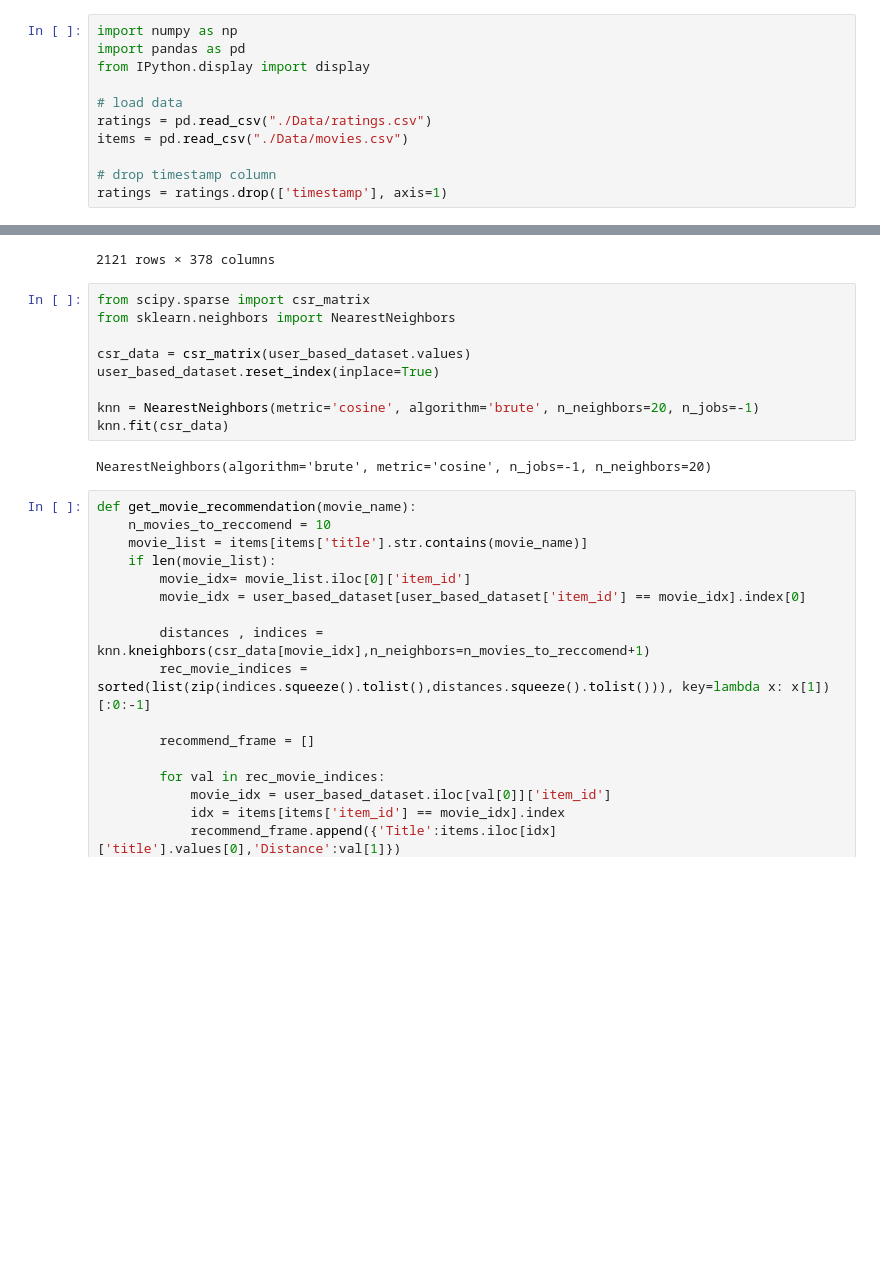
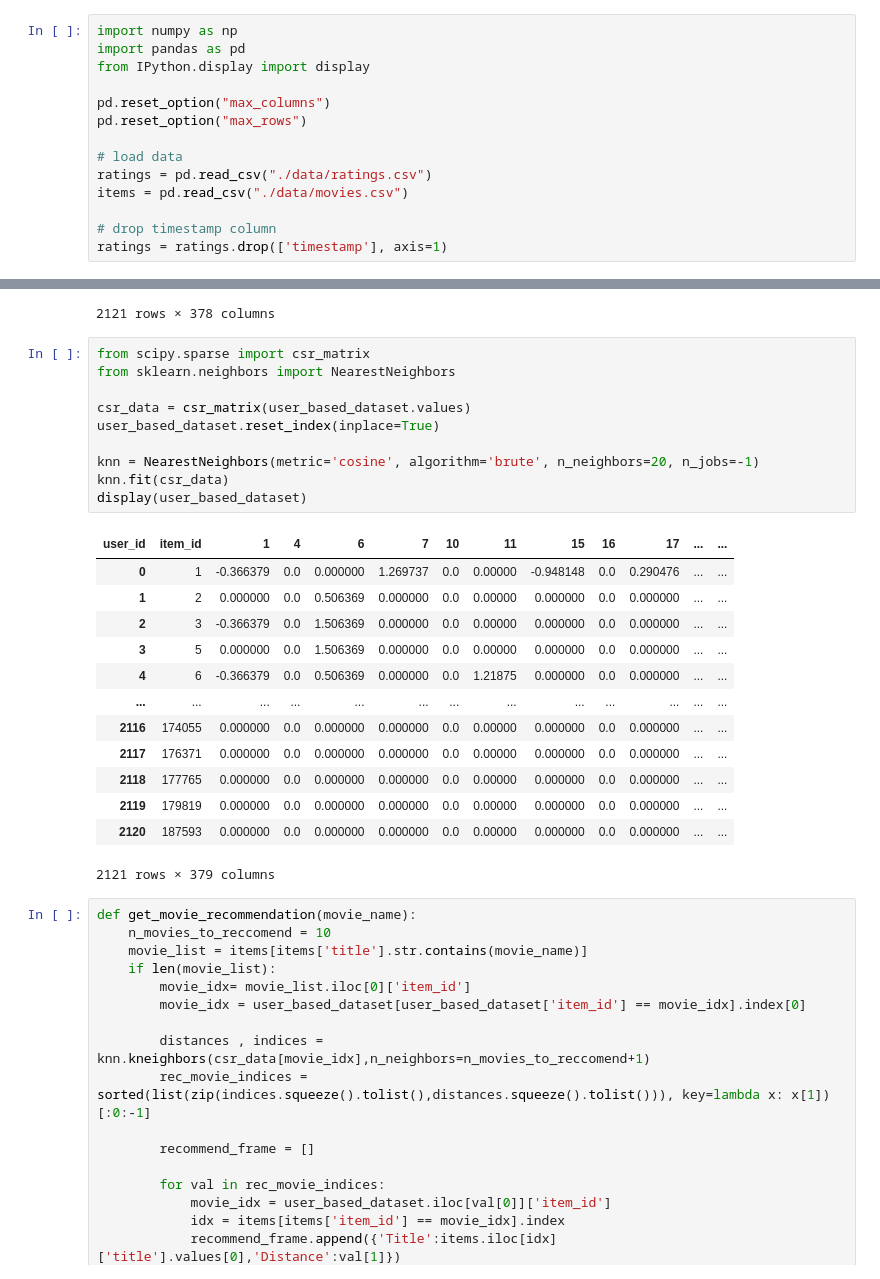
Before and after one commit to ngoduongkha/Recommendation-System, a Jupyter notebook: code.ipynb, the cells around one changed output, grey strips where cells are left out. Saved outputs shown, nothing was run; the diff lists cells and outputs as text; blank space fills up the shorter version.

```diff
--- a/code.ipynb
+++ b/code.ipynb
@@ -5,9 +5,12 @@ import numpy as np
 import pandas as pd
 from IPython.display import display
 
+pd.reset_option("max_columns")
+pd.reset_option("max_rows")
+
 # load data
-ratings = pd.read_csv("./Data/ratings.csv")
-items = pd.read_csv("./Data/movies.csv")
+ratings = pd.read_csv("./data/ratings.csv")
+items = pd.read_csv("./data/movies.csv")
 
 # drop timestamp column
 ratings = ratings.drop(['timestamp'], axis=1)
@@ -229,14 +232,27 @@ user_based_dataset
 # %%
 from scipy.sparse import csr_matrix
 from sklearn.neighbors import NearestNeighbors
 
 csr_data = csr_matrix(user_based_dataset.values)
 user_based_dataset.reset_index(inplace=True)
 
 knn = NearestNeighbors(metric='cosine', algorithm='brute', n_neighbors=20, n_jobs=-1)
 knn.fit(csr_data)
+display(user_based_dataset)
 # %% [output]
+| user_id | item_id | 1 | 4 | 6 | 7 | 10 | 11 | 15 | 16 | 17 | ... | ... |
+| 0 | 1 | -0.366379 | 0.0 | 0.000000 | 1.269737 | 0.0 | 0.00000 | -0.948148 | 0.0 | 0.290476 | ... | ... |
+| 1 | 2 | 0.000000 | 0.0 | 0.506369 | 0.000000 | 0.0 | 0.00000 | 0.000000 | 0.0 | 0.000000 | ... | ... |
+| 2 | 3 | -0.366379 | 0.0 | 1.506369 | 0.000000 | 0.0 | 0.00000 | 0.000000 | 0.0 | 0.000000 | ... | ... |
+| 3 | 5 | 0.000000 | 0.0 | 1.506369 | 0.000000 | 0.0 | 0.00000 | 0.000000 | 0.0 | 0.000000 | ... | ... |
+| 4 | 6 | -0.366379 | 0.0 | 0.506369 | 0.000000 | 0.0 | 1.21875 | 0.000000 | 0.0 | 0.000000 | ... | ... |
+| ... | ... | ... | ... | ... | ... | ... | ... | ... | ... | ... | ... | ... |
+| 2116 | 174055 | 0.000000 | 0.0 | 0.000000 | 0.000000 | 0.0 | 0.00000 | 0.000000 | 0.0 | 0.000000 | ... | ... |
+| 2117 | 176371 | 0.000000 | 0.0 | 0.000000 | 0.000000 | 0.0 | 0.00000 | 0.000000 | 0.0 | 0.000000 | ... | ... |
+| 2118 | 177765 | 0.000000 | 0.0 | 0.000000 | 0.000000 | 0.0 | 0.00000 | 0.000000 | 0.0 | 0.000000 | ... | ... |
+| 2119 | 179819 | 0.000000 | 0.0 | 0.000000 | 0.000000 | 0.0 | 0.00000 | 0.000000 | 0.0 | 0.000000 | ... | ... |
+| 2120 | 187593 | 0.000000 | 0.0 | 0.000000 | 0.000000 | 0.0 | 0.00000 | 0.000000 | 0.0 | 0.000000 | ... | ... |
-NearestNeighbors(algorithm='brute', metric='cosine', n_jobs=-1, n_neighbors=20)
+2121 rows × 379 columns
 # %%
 def get_movie_recommendation(movie_name):
     n_movies_to_reccomend = 10
```
Also changed, not shown: parts of 3 cells of this notebook, 3 other files.
